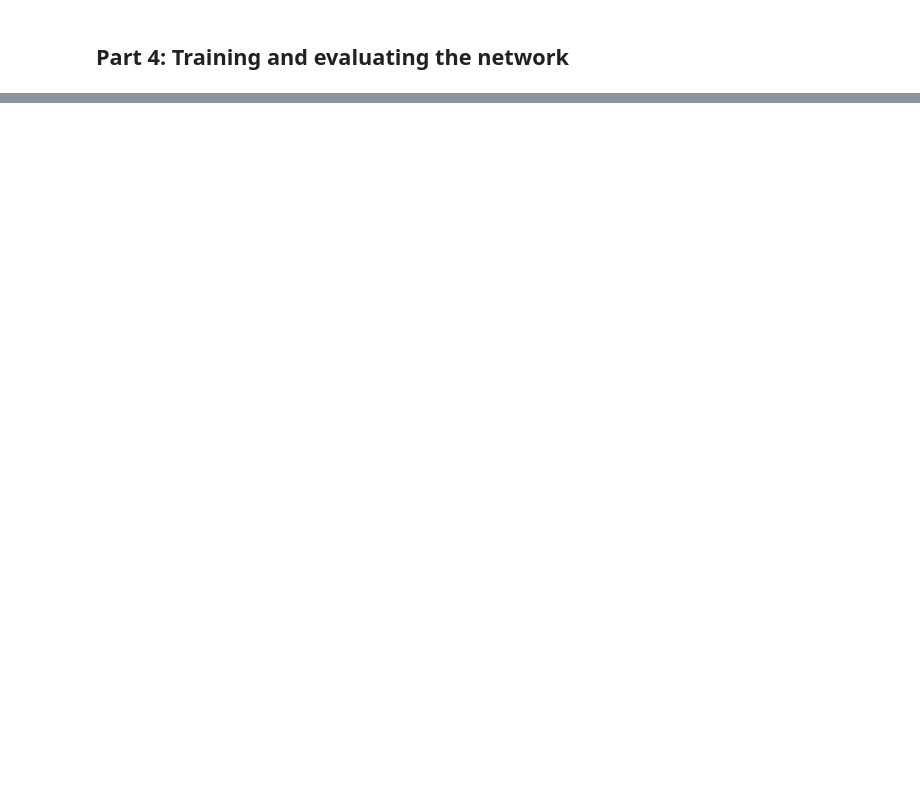
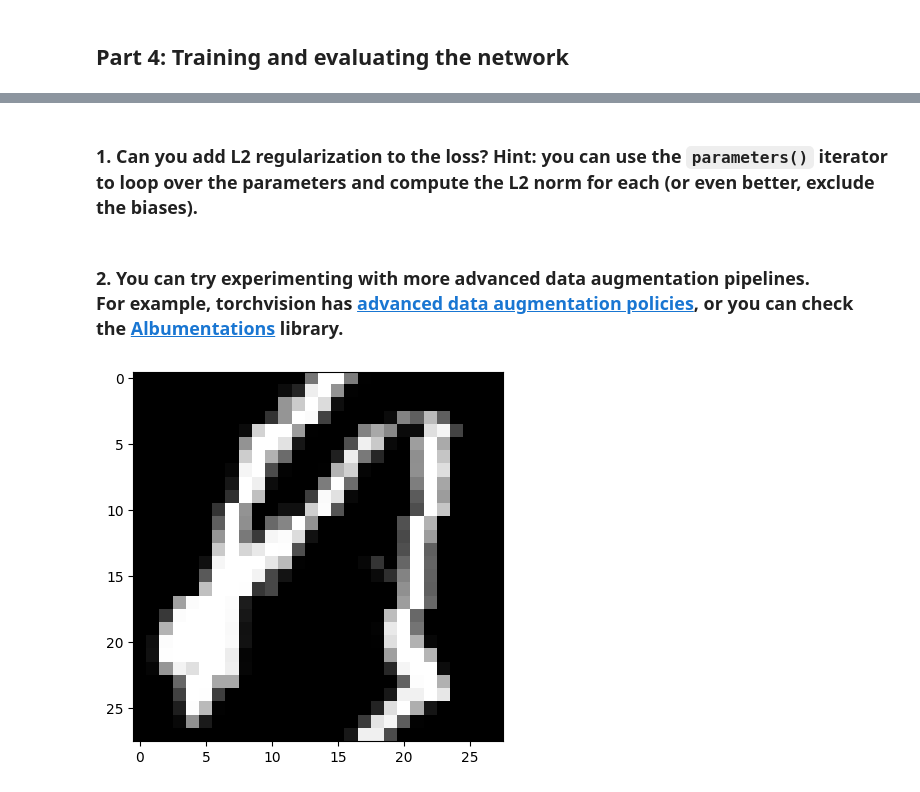
Before and after one commit to SlimShadys/NeuralNetworks, a Jupyter notebook: LAB/[LAB3] Convolutional neural networks.ipynb, the cells around one changed output, grey strips where cells are left out. Cells and saved outputs as stored; diff of their text form; code cells hidden in the pictures; blank space fills up the shorter version.

```diff
--- a/LAB/[LAB3] Convolutional neural networks.ipynb
+++ b/LAB/[LAB3] Convolutional neural networks.ipynb
@@ -238,7 +268,7 @@ print(device)
 cuda
 # %%
 # We need to move the SimpleCNN model to the device immediately
-cnn = SimpleCNN().to(device)
+cnn = SimpleCNN().to(device=device)
 # %%
 # Note: we also need to move data when asking for a prediction
 cnn(xb.to(device)).shape
@@ -271,4 +301,5 @@ tensor(0.1114, device='cuda:0')
 # since the optimizer also has a state that must be moved to the GPU.
 loss = nn.CrossEntropyLoss()
 opt = torch.optim.Adam(cnn.parameters())
+epochs = 4
 # %%
@@ -303,0 +335,2 @@ Accuracy at epoch 2: 0.9280999898910522
+# %% [markdown]
+### 1. Can you add L2 regularization to the loss? Hint: you can use the `parameters()` iterator to loop over the parameters and compute the L2 norm for each (or even better, exclude the biases).
@@ -303,0 +379,22 @@ Accuracy at epoch 2: 0.9280999898910522
+# %% [markdown]
+### 2. You can try experimenting with more advanced data augmentation pipelines. <br>For example, torchvision has [advanced data augmentation policies](https://pytorch.org/vision/stable/transforms.html#generic-transforms), or you can check the [Albumentations](https://albumentations.ai/docs/) library.
+# %%
+# T.Compose allows to chain together multiple transformations
+train_transforms = T.Compose([
+    #T.RandAugment(num_ops=4),
+    T.AutoAugment(),
+    T.ToTensor()
+])
+# %%
+train_data = torchvision.datasets.KMNIST('./data', train=True, download=True, transform=train_transforms)
+train_loader = torch.utils.data.DataLoader(train_data, batch_size=64, shuffle=True)
+
+test_data = torchvision.datasets.KMNIST('./data', train=False, download=True, transform=T.ToTensor())
+test_loader = torch.utils.data.DataLoader(test_data, batch_size=64, shuffle=False)
+# %%
+# Example
+for xb, yb in train_data:
+    plt.imshow(xb[0], cmap='gray')
+    break
+# %% [output]
+[figure, added]
```
Also changed, not shown: parts of 56 cells of this notebook, 1 other file.
